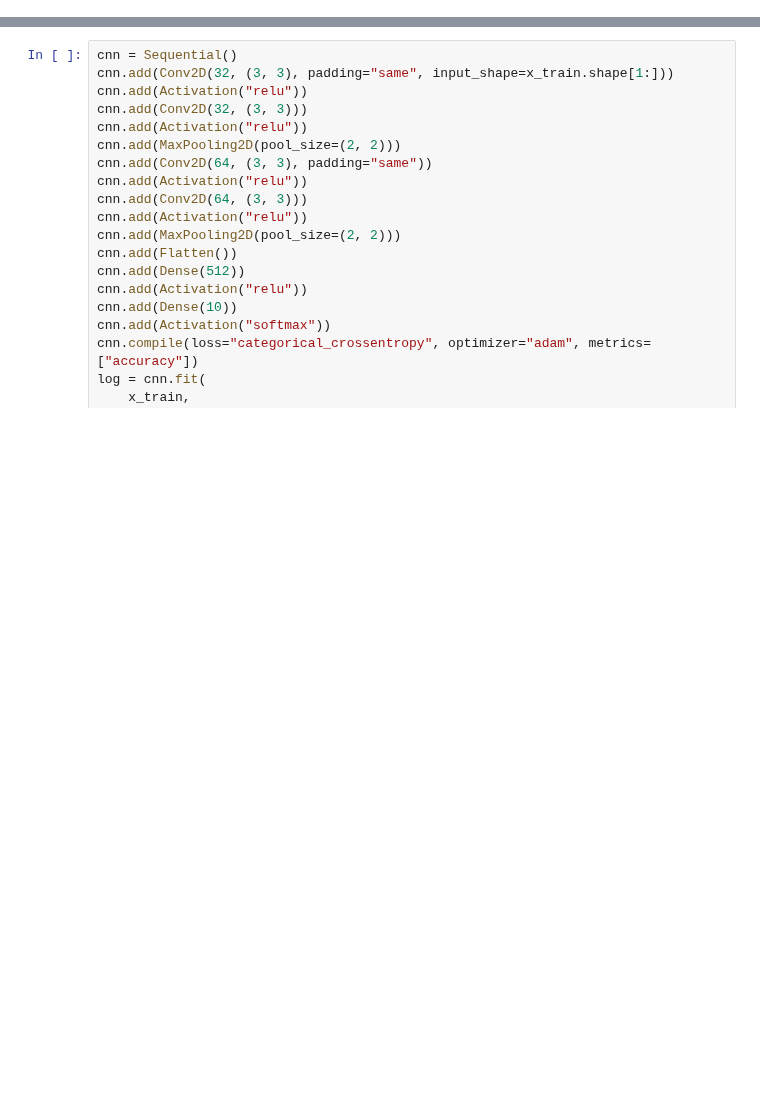
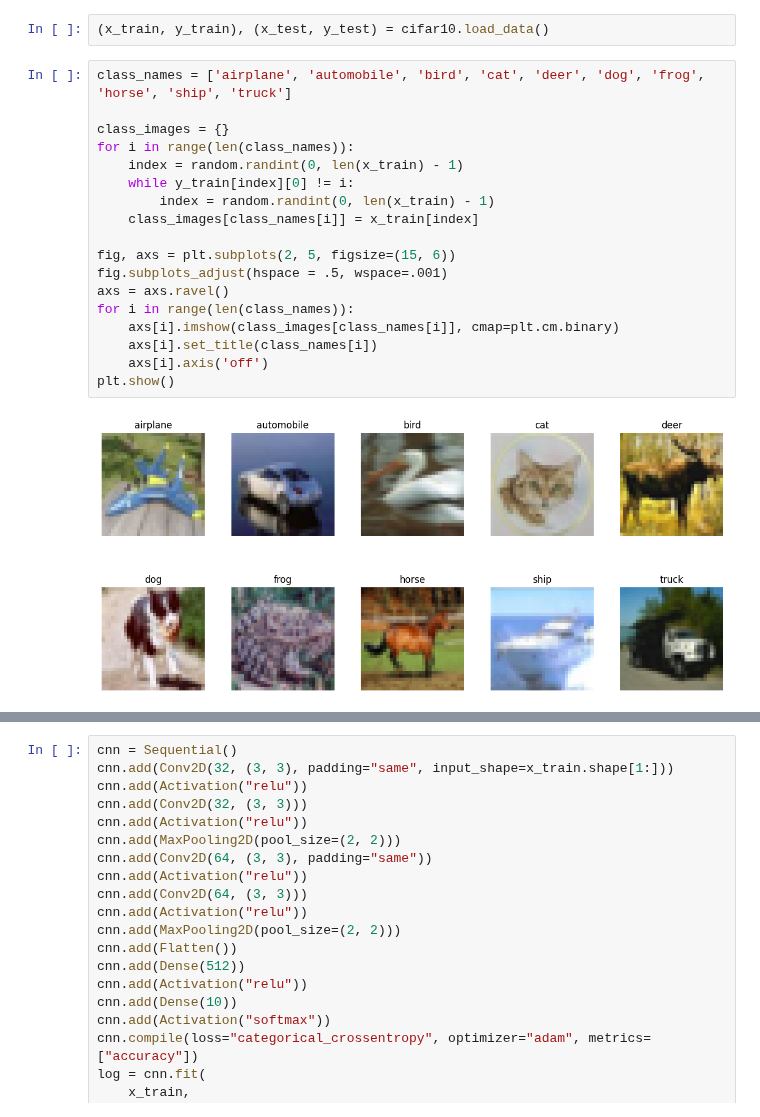
Before and after one commit to Shahriar-0/Artificial-Intelligence-Course-Projects-S2023, a Jupyter notebook: 6 - Neural Networks/phase 2/AI_CA6_P2.ipynb, the cells around one changed output, grey strips where cells are left out. Cells and saved outputs as stored; diff of their text form; blank space fills up the shorter version.

Commit message:
preprocessed the cifar10

```diff
--- a/6 - Neural Networks/phase 2/AI_CA6_P2.ipynb
+++ b/6 - Neural Networks/phase 2/AI_CA6_P2.ipynb
@@ -77,0 +105,22 @@ import difflib
+# %%
+(x_train, y_train), (x_test, y_test) = cifar10.load_data()
+# %%
+class_names = ['airplane', 'automobile', 'bird', 'cat', 'deer', 'dog', 'frog', 'horse', 'ship', 'truck']
+
+class_images = {}
+for i in range(len(class_names)):
+    index = random.randint(0, len(x_train) - 1)
+    while y_train[index][0] != i:
+        index = random.randint(0, len(x_train) - 1)
+    class_images[class_names[i]] = x_train[index]
+
+fig, axs = plt.subplots(2, 5, figsize=(15, 6))
+fig.subplots_adjust(hspace = .5, wspace=.001)
+axs = axs.ravel()
+for i in range(len(class_names)):
+    axs[i].imshow(class_images[class_names[i]], cmap=plt.cm.binary)
+    axs[i].set_title(class_names[i])
+    axs[i].axis('off')
+plt.show()
+# %% [output]
+[figure, added]
```
Also changed, not shown: parts of 8 cells of this notebook, 2 other files.
